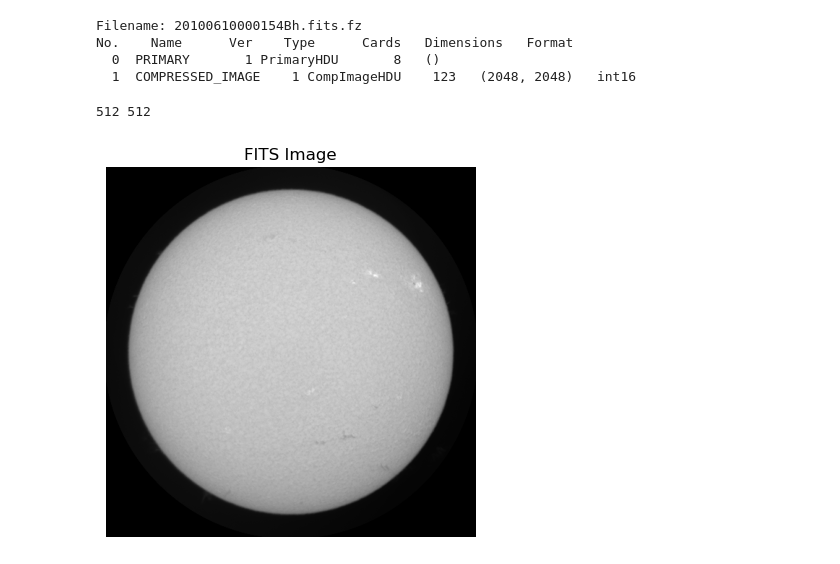
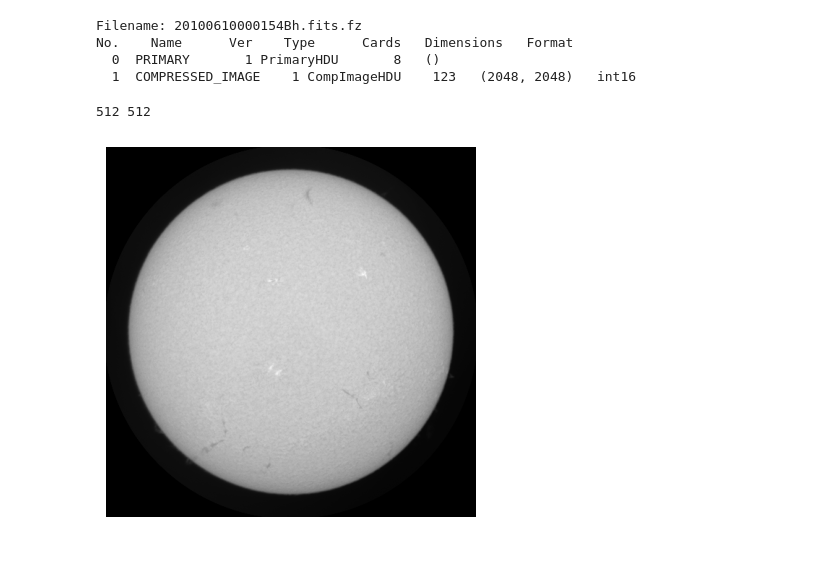
Before and after one commit to zhangmmu/Convert_Gong_Fits_To_JPG, a Jupyter notebook: Convert_Fits_To_JPG.ipynb, the cells around one changed output. Saved outputs shown, nothing was run; the diff lists cells and outputs as text; code cells hidden in the pictures.

```diff
--- a/Convert_Fits_To_JPG.ipynb
+++ b/Convert_Fits_To_JPG.ipynb
@@ -3,12 +3,10 @@ from astropy.io import fits
 from astropy.utils.data import get_pkg_data_filename
 from PIL import Image
 import matplotlib.pyplot as plt
+import numpy as np
 import cv2
 
+request_url = "https://gong2.nso.edu/HA/haf/201006/20100601/20100601000054Bh.fits.fz"
 
-data0 = fits.open('20100610000154Bh.fits.fz')[0].data
-print('There is no data in data0: ', data0)
-
-#compressed image data is in second element of the array
-data1 = fits.open('20100610000154Bh.fits.fz')[1].data
-print(data1)
+#compressed image data is in second element of the array, element 0 [0] has no data
+original_image_data = fits.open(request_url)[1].data
@@ -31,20 +20,16 @@ No.    Name      Ver    Type      Cards   Dimensions   Format
   0  PRIMARY       1 PrimaryHDU       8   ()
   1  COMPRESSED_IMAGE    1 CompImageHDU    123   (2048, 2048)   int16
 # %%
+#resize file to (512,512)
+im_resized = cv2.resize(original_image_data, (512, 512), interpolation=cv2.INTER_LINEAR)
+print(im_resized.shape[0], im_resized.shape[1])
+
 plt.grid(None)
 plt.axis('off')
+plt.imshow(im_resized, cmap='gray')
 
-plt.imshow(data1, cmap='gray')
-
-plt.title('FITS Image')
-#plt.figure(figsize=(5.12, 5.12), dpi=100)
-
-im_resized = cv2.resize(data1, (512, 512), interpolation=cv2.INTER_LINEAR)
-plt.imshow(im_resized, cmap='gray')
-plt.savefig("20100610000154Bh.jpg")
-print(im_resized.shape[0], im_resized.shape[1])
 plt.show()
 # %% [output]
 512 512
-[figure, old version]
+[figure, new version]
 # %%
```
Also changed, not shown: parts of 3 cells of this notebook.
